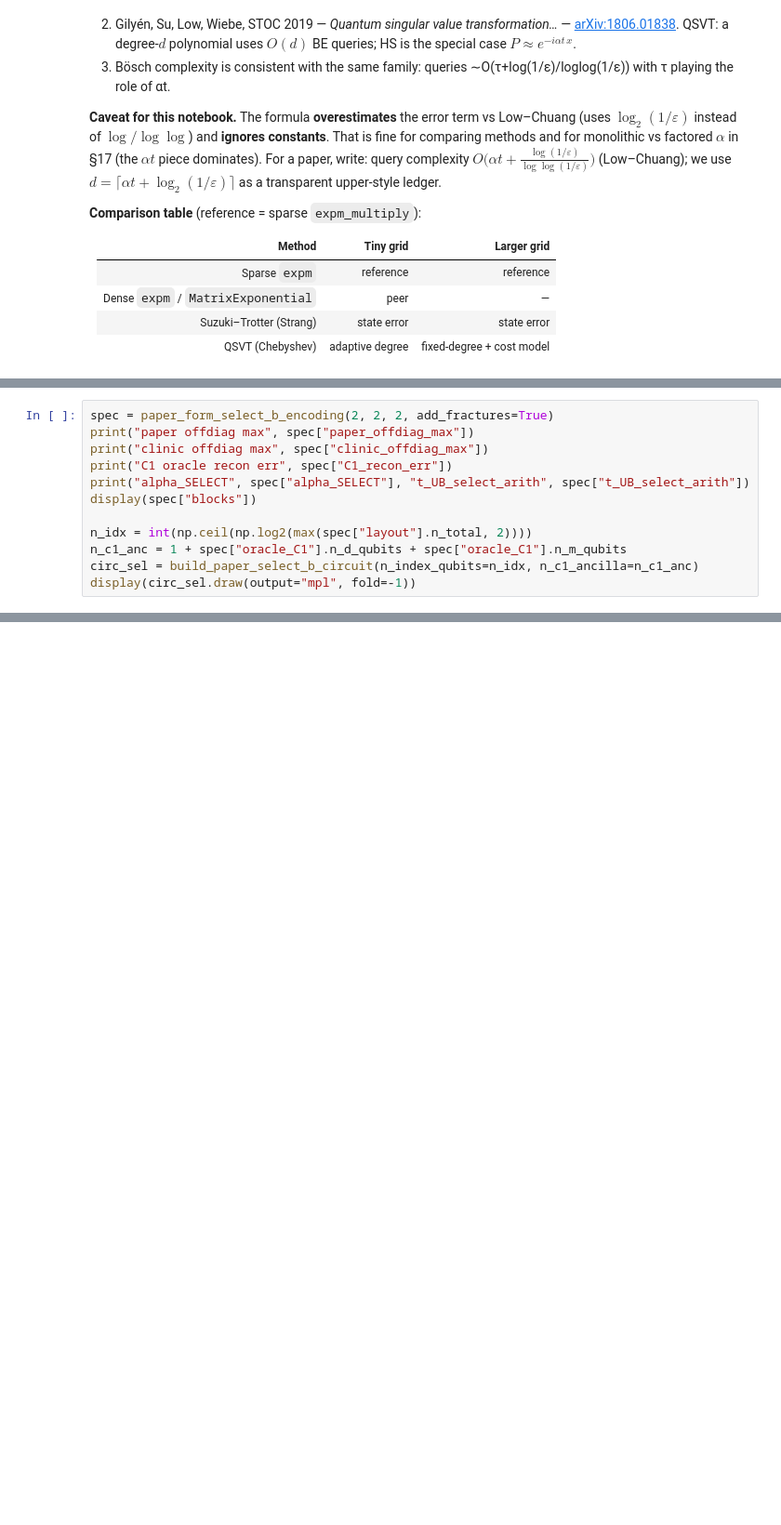
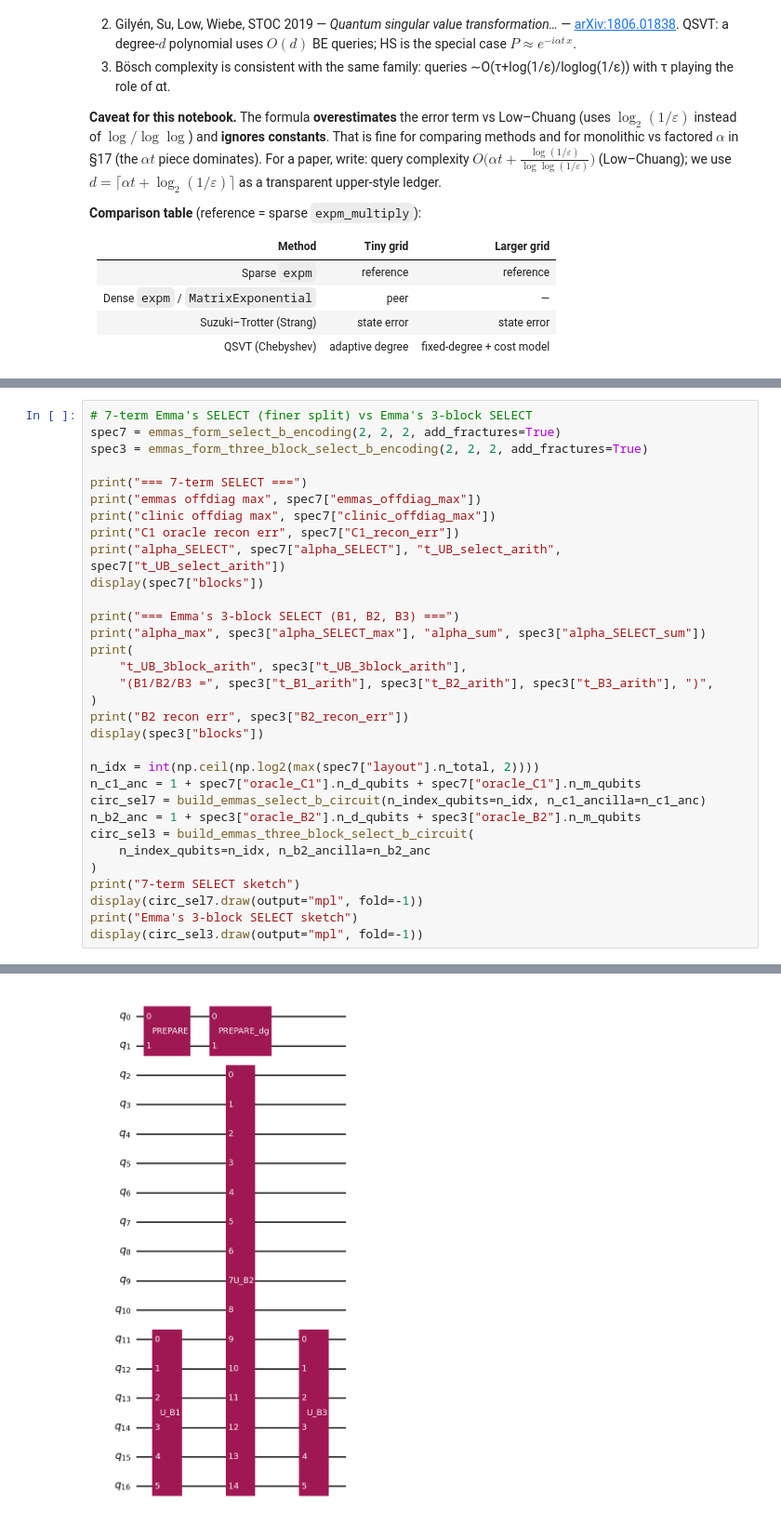
Before and after one commit to krokabobs/3D-Elastic-Wave-Equation-Hamiltonian-Simulation, a Jupyter notebook: block_encoding_hamiltonian_2d.ipynb, the cells around one changed output, grey strips where cells are left out. Shown at 93% size. Saved outputs shown, nothing was run; the diff lists cells and outputs as text; blank space fills up the shorter version.

Commit message:
Added 3-block BE of B, factored_pechan and monolithic BEs need verification (correction)

```diff
--- a/block_encoding_hamiltonian_2d.ipynb
+++ b/block_encoding_hamiltonian_2d.ipynb
@@ -1685,13 +1710,33 @@ Build paper-form $B^{-1/2}$, Pechan-encode the non-diagonal $C_1^{1/2}$, and cos
 # %%
-spec = paper_form_select_b_encoding(2, 2, 2, add_fractures=True)
-print("paper offdiag max", spec["paper_offdiag_max"])
-print("clinic offdiag max", spec["clinic_offdiag_max"])
-print("C1 oracle recon err", spec["C1_recon_err"])
-print("alpha_SELECT", spec["alpha_SELECT"], "t_UB_select_arith", spec["t_UB_select_arith"])
-display(spec["blocks"])
+# 7-term Emma's SELECT (finer split) vs Emma's 3-block SELECT
+spec7 = emmas_form_select_b_encoding(2, 2, 2, add_fractures=True)
+spec3 = emmas_form_three_block_select_b_encoding(2, 2, 2, add_fractures=True)
 
-n_idx = int(np.ceil(np.log2(max(spec["layout"].n_total, 2))))
-n_c1_anc = 1 + spec["oracle_C1"].n_d_qubits + spec["oracle_C1"].n_m_qubits
-circ_sel = build_paper_select_b_circuit(n_index_qubits=n_idx, n_c1_ancilla=n_c1_anc)
-display(circ_sel.draw(output="mpl", fold=-1))
+print("=== 7-term SELECT ===")
+print("emmas offdiag max", spec7["emmas_offdiag_max"])
+print("clinic offdiag max", spec7["clinic_offdiag_max"])
+print("C1 oracle recon err", spec7["C1_recon_err"])
+print("alpha_SELECT", spec7["alpha_SELECT"], "t_UB_select_arith", spec7["t_UB_select_arith"])
+display(spec7["blocks"])
+
+print("=== Emma's 3-block SELECT (B1, B2, B3) ===")
+print("alpha_max", spec3["alpha_SELECT_max"], "alpha_sum", spec3["alpha_SELECT_sum"])
+print(
+    "t_UB_3block_arith", spec3["t_UB_3block_arith"],
+    "(B1/B2/B3 =", spec3["t_B1_arith"], spec3["t_B2_arith"], spec3["t_B3_arith"], ")",
+)
+print("B2 recon err", spec3["B2_recon_err"])
+display(spec3["blocks"])
+
+n_idx = int(np.ceil(np.log2(max(spec7["layout"].n_total, 2))))
+n_c1_anc = 1 + spec7["oracle_C1"].n_d_qubits + spec7["oracle_C1"].n_m_qubits
+circ_sel7 = build_emmas_select_b_circuit(n_index_qubits=n_idx, n_c1_ancilla=n_c1_anc)
+n_b2_anc = 1 + spec3["oracle_B2"].n_d_qubits + spec3["oracle_B2"].n_m_qubits
+circ_sel3 = build_emmas_three_block_select_b_circuit(
+    n_index_qubits=n_idx, n_b2_ancilla=n_b2_anc
+)
+print("7-term SELECT sketch")
+display(circ_sel7.draw(output="mpl", fold=-1))
+print("Emma's 3-block SELECT sketch")
+display(circ_sel3.draw(output="mpl", fold=-1))
 # %% [output]
@@ -1711,3 +1767,4 @@ alpha_SELECT 747253.2261274317 t_UB_select_arith 6622
+[figure, added]
 # %% [markdown]
 ### Comparison write-up (formulas → numbers)
 
```
Also changed, not shown: parts of 10 cells of this notebook, 1 other file.
